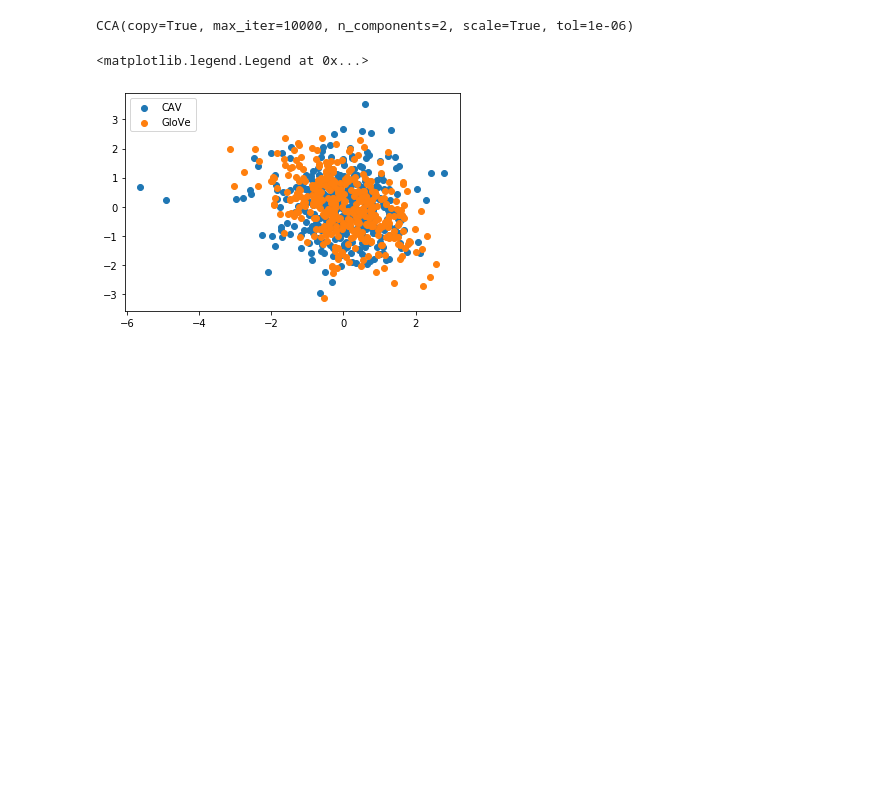
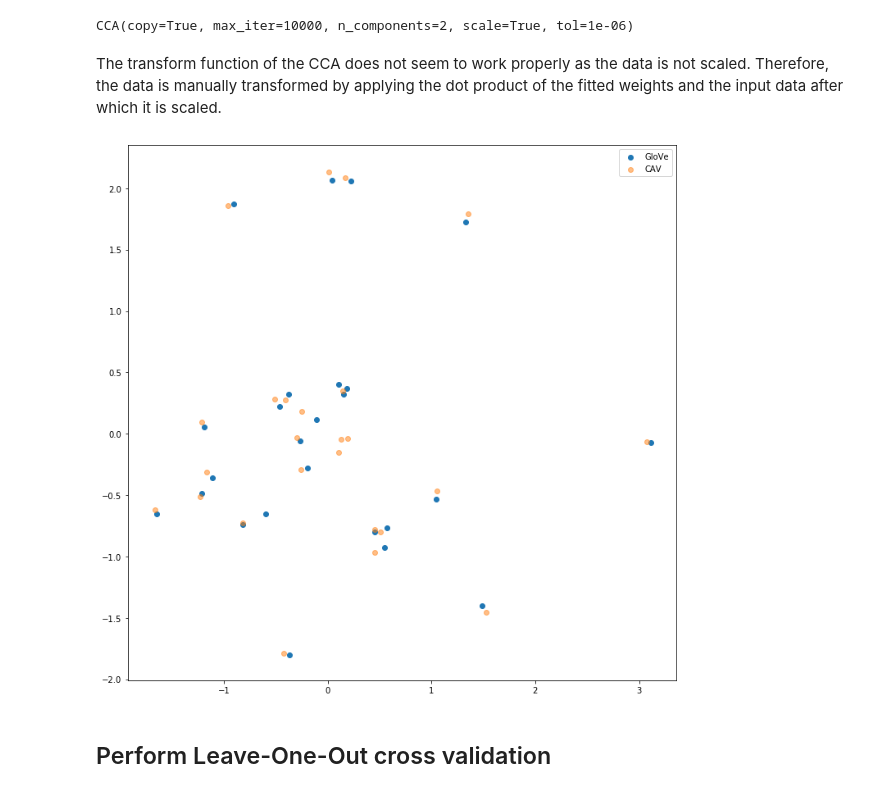
Before and after one commit to Pimmmm/Thesis-Scripts, a Jupyter notebook: p3_word_embedding.ipynb, the cells around one changed output. Cells and saved outputs as stored; diff of their text form; code cells hidden in the pictures; blank space fills up the shorter version.

```diff
--- a/p3_word_embedding.ipynb
+++ b/p3_word_embedding.ipynb
@@ -107,5 +108,12 @@ X_test = emb_with_cav[test_idxs]
 # use the CAVs as 'labels' for the word embedding
 y_train = np.delete(cavs_with_embedding, test_idxs, axis=0)
 y_test = cavs_with_embedding[test_idxs]
+# %%
+n_concepts = 20
+
+test_concepts = [tc for ix, tc in embedding_concepts[:n_concepts]]
+
+test_embeddings = emb_with_cav[:n_concepts]
+test_cavs = cavs_with_embedding[:n_concepts]
 # %% [markdown]
 Initialize a canonical correlation model
@@ -118,6 +121,6 @@ Initialize a canonical correlation model
 n_dimensions = 2
 cca = CCA(n_components = n_dimensions, scale = True, max_iter = 10000, tol=1e-06)
 # %%
-cca.fit(X_train, y_train)
+cca.fit(test_embeddings, test_cavs)
 # %% [output]
 CCA(copy=True, max_iter=10000, n_components=2, scale=True, tol=1e-06)
@@ -134,14 +127,25 @@ y_train_c = y_scaler.fit_transform(y_train_c)
+# %% [markdown]
+The transform function of the CCA does not seem to work properly as the data is not scaled. Therefore, the data is manually transformed by applying the dot product of the fitted weights and the input data after which it is scaled.
+# %%
+test_embeddings = normalize(emb_with_cav[:25], axis=0)
+test_cavs = normalize(cavs_with_embedding[:25], axis = 0)
+
+test_emb_c = np.dot(test_embeddings, cca.x_rotations_)
+test_cavs_c = np.dot(test_cavs, cca.y_rotations_)
+
+test_emb_c = scale(test_emb_c)
+test_cavs_c = scale(test_cavs_c)
 # %%
-labels = concepts[:100]
+plt.figure(figsize=(8,8))
+plt.scatter(test_emb_c[:,0], test_emb_c[:,1], label='GloVe', alpha = 1)
+plt.scatter(test_cavs_c[:,0], test_cavs_c[:,1], label='CAV', alpha = 0.5)
 
-plt.scatter(y_train_c[:,0], y_train_c[:,1], label='CAV')
-plt.scatter(X_train_c[:,0], X_train_c[:,1], label='GloVe')
+# for i, txt in enumerate(test_concepts):
+#     plt.annotate(str(txt), (test_emb_c[:,0][i], test_emb_c[:,1][i]))
+#     plt.annotate(str(txt), (test_cavs_c[:,0][i], test_cavs_c[:,1][i]))
+
 
 plt.legend()
-
-# for i, txt in enumerate(concepts):
-#     plt.annotate(str(txt), (X_train_c[:,0][i], X_train_c[:,1][i]))
-#     plt.annotate(str(txt), (y_train_c[:,0][i], y_train_c[:,1][i]))
+plt.show()
 # %% [output]
-<matplotlib.legend.Legend at 0x...>
-[figure, old version]
+[figure, new version]
@@ -153,0 +152,2 @@ y_test_c = y_scaler.fit_transform(y_test_c)
+# %% [markdown]
+## Perform Leave-One-Out cross validation
```
Also changed, not shown: parts of 42 cells of this notebook, 1 other file.
